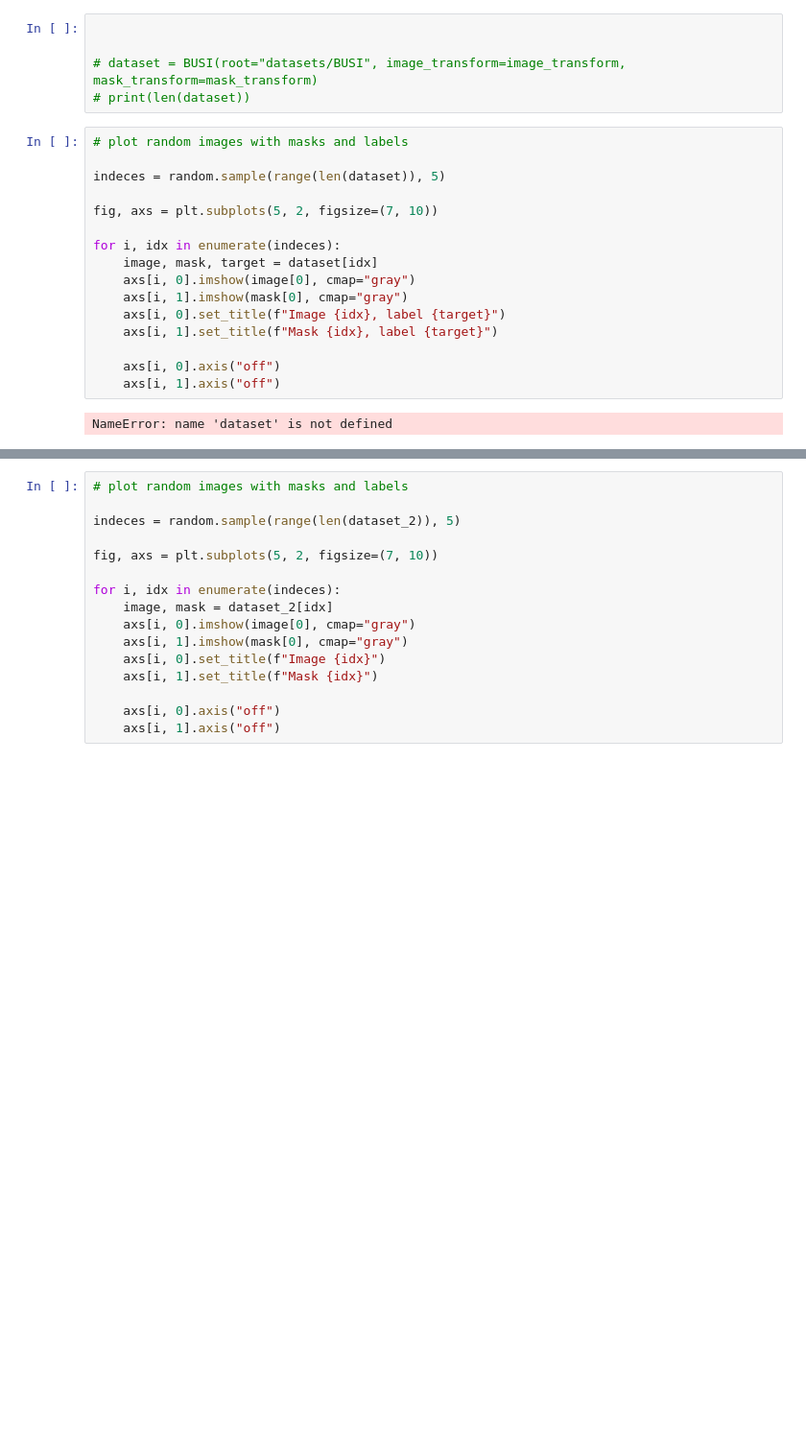
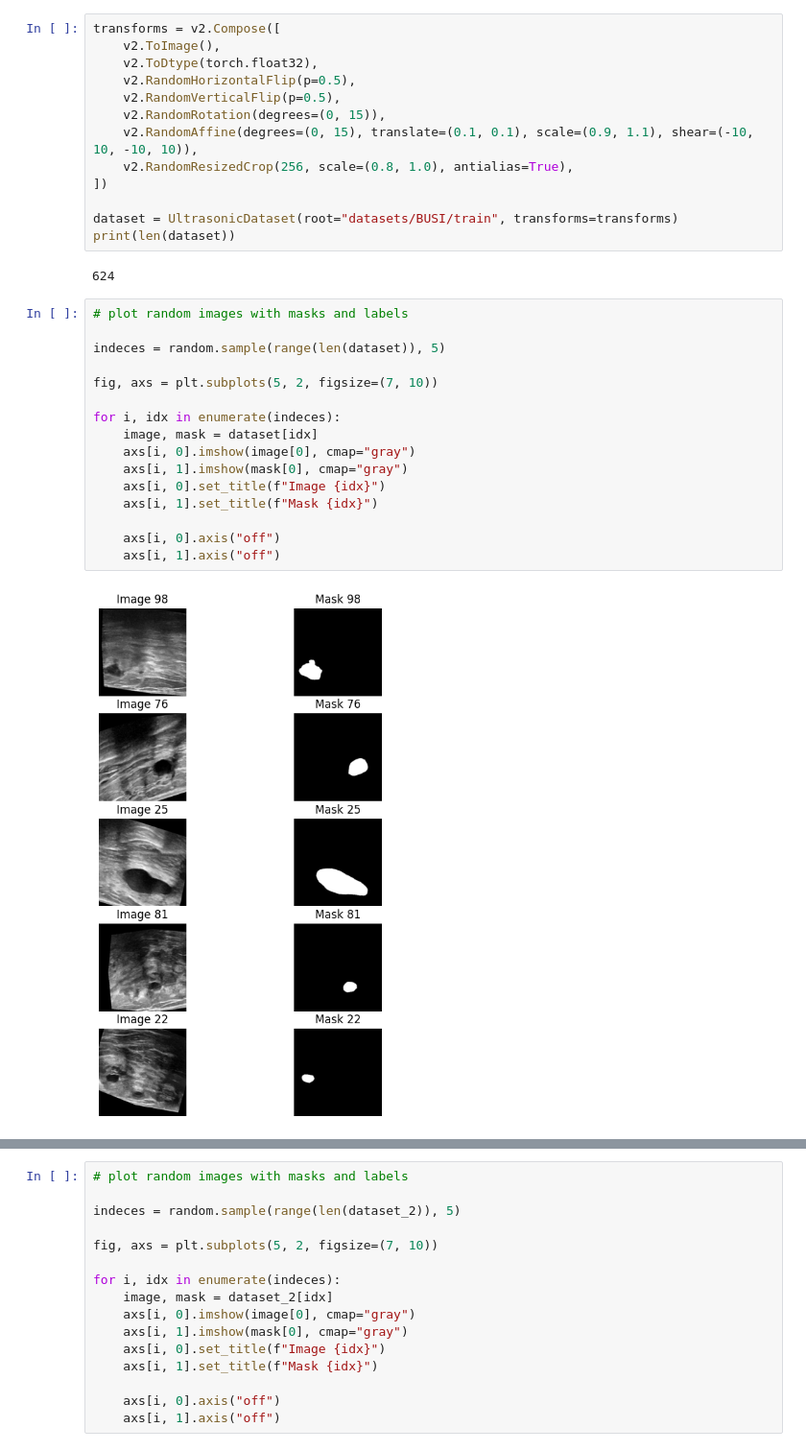
Before and after one commit to rihat99/ultrasonic_mobile_segmentation, a Jupyter notebook: test_dataset.ipynb, the cells around one changed output, grey strips where cells are left out. Shown at 96% size. Cells and saved outputs as stored; diff of their text form; blank space fills up the shorter version.

```diff
--- a/test_dataset.ipynb
+++ b/test_dataset.ipynb
@@ -8,27 +7,37 @@ from dataset import CT2US
 
 import random
-# %%
-
-
-# dataset = BUSI(root="datasets/BUSI", image_transform=image_transform, mask_transform=mask_transform)
-# print(len(dataset))
+# %%
+transforms = v2.Compose([
+    v2.ToImage(),
+    v2.ToDtype(torch.float32),
+    v2.RandomHorizontalFlip(p=0.5),
+    v2.RandomVerticalFlip(p=0.5),
+    v2.RandomRotation(degrees=(0, 15)),
+    v2.RandomAffine(degrees=(0, 15), translate=(0.1, 0.1), scale=(0.9, 1.1), shear=(-10, 10, -10, 10)),
+    v2.RandomResizedCrop(256, scale=(0.8, 1.0), antialias=True),
+])
+
+dataset = UltrasonicDataset(root="datasets/BUSI/train", transforms=transforms)
+print(len(dataset))
+# %% [output]
+624
 # %%
 # plot random images with masks and labels
 
 indeces = random.sample(range(len(dataset)), 5)
 
 fig, axs = plt.subplots(5, 2, figsize=(7, 10))
 
 for i, idx in enumerate(indeces):
-    image, mask, target = dataset[idx]
+    image, mask = dataset[idx]
     axs[i, 0].imshow(image[0], cmap="gray")
     axs[i, 1].imshow(mask[0], cmap="gray")
-    axs[i, 0].set_title(f"Image {idx}, label {target}")
-    axs[i, 1].set_title(f"Mask {idx}, label {target}")
+    axs[i, 0].set_title(f"Image {idx}")
+    axs[i, 1].set_title(f"Mask {idx}")
 
     axs[i, 0].axis("off")
     axs[i, 1].axis("off")
 # %% [output]
-NameError: name 'dataset' is not defined
+[figure, added]
 # %%
 transforms = v2.Compose([
```
Also changed, not shown: parts of 4 cells of this notebook, 9 other files.
